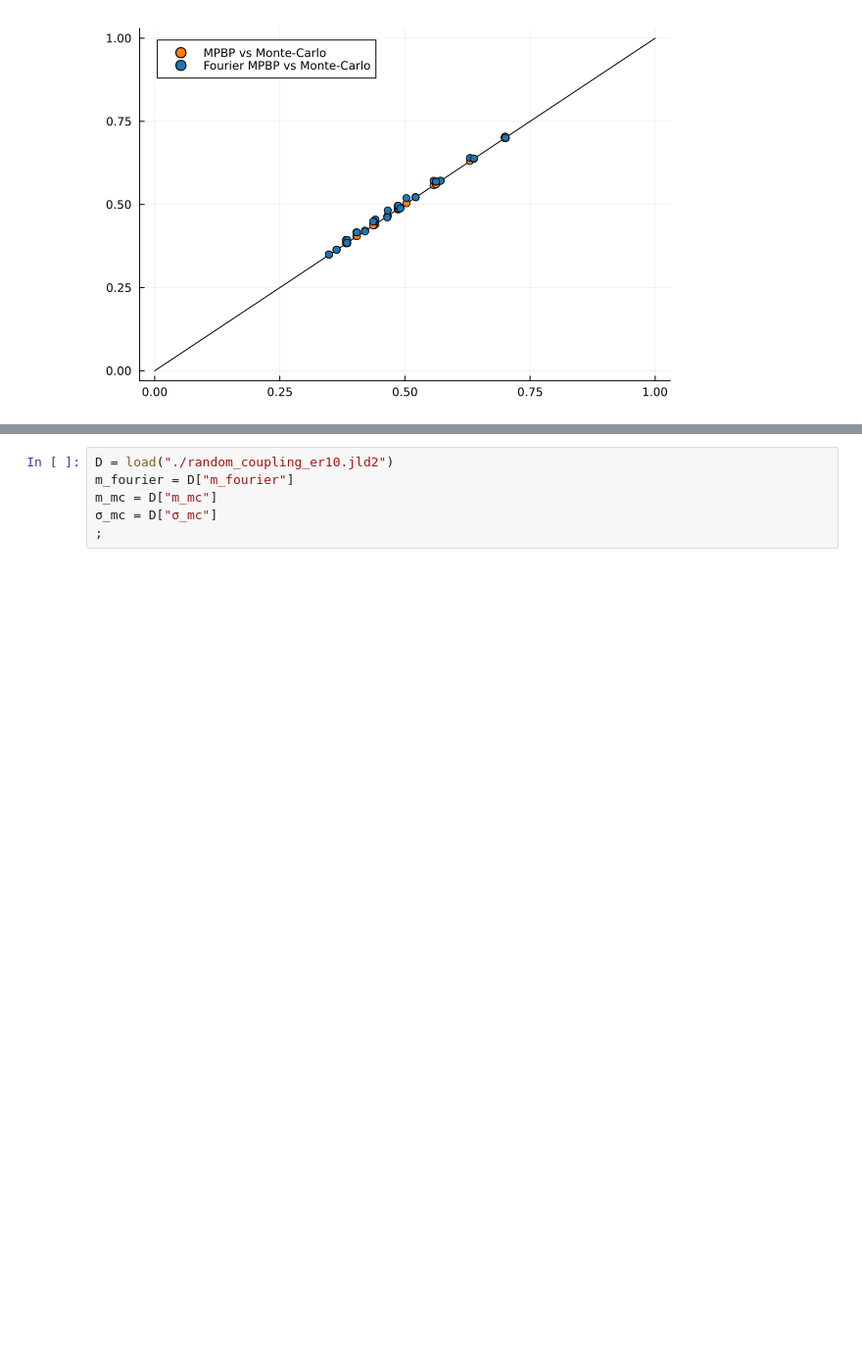
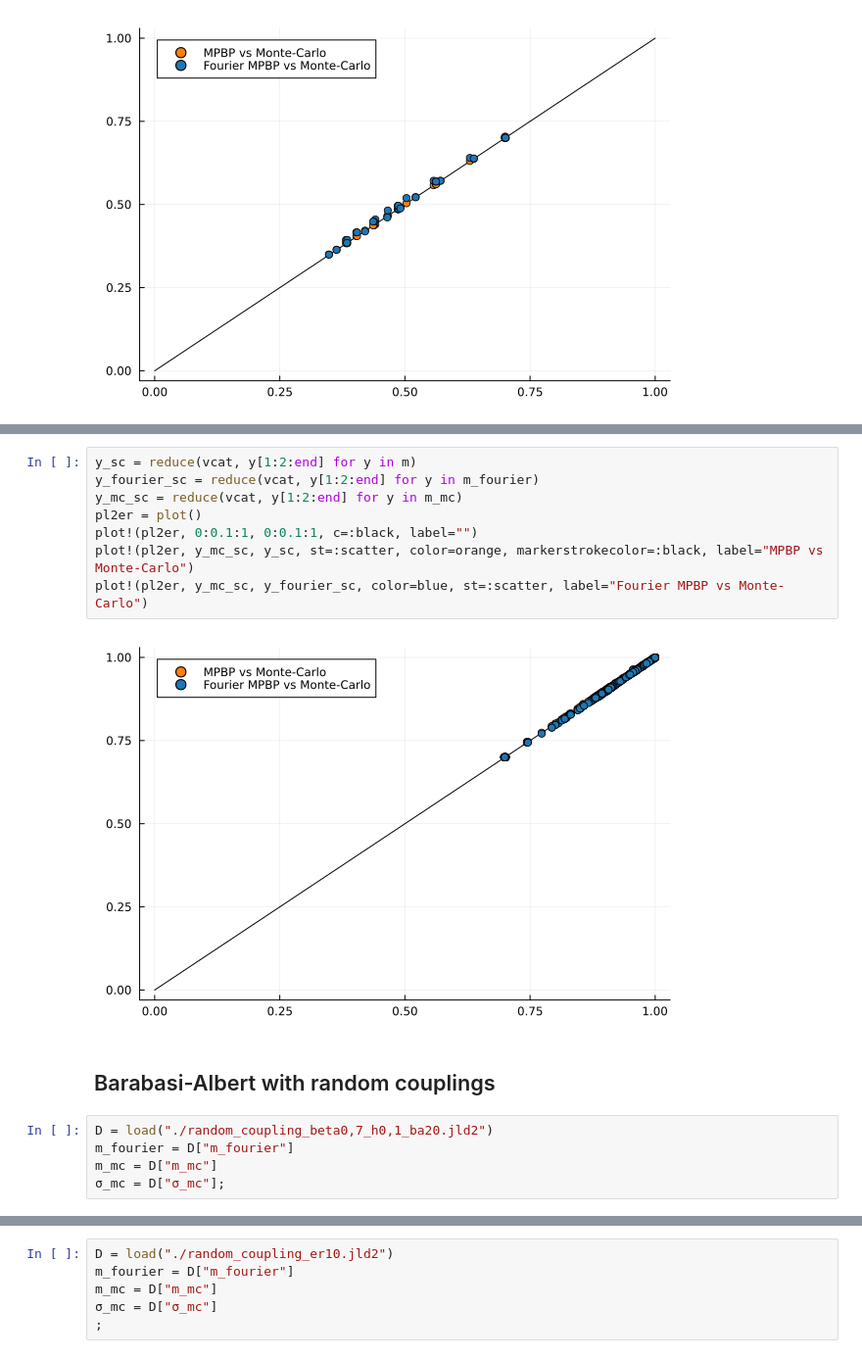
Before and after one commit to FedericoFlorio/MatrixProductBP.jl, a Jupyter notebook: results/read.ipynb, the cells around one changed output, grey strips where cells are left out. Shown at 98% size. Saved outputs shown, nothing was run; the diff lists cells and outputs as text; blank space fills up the shorter version.

```diff
--- a/results/read.ipynb
+++ b/results/read.ipynb
@@ -125,0 +158,17 @@ plot!(pl2er, y_mc_sc, y_fourier_sc, color=blue, st=:scatter, label="Fourier MPBP
+# %%
+y_sc = reduce(vcat, y[1:2:end] for y in m)
+y_fourier_sc = reduce(vcat, y[1:2:end] for y in m_fourier)
+y_mc_sc = reduce(vcat, y[1:2:end] for y in m_mc)
+pl2er = plot()
+plot!(pl2er, 0:0.1:1, 0:0.1:1, c=:black, label="")
+plot!(pl2er, y_mc_sc, y_sc, st=:scatter, color=orange, markerstrokecolor=:black, label="MPBP vs Monte-Carlo")
+plot!(pl2er, y_mc_sc, y_fourier_sc, color=blue, st=:scatter, label="Fourier MPBP vs Monte-Carlo")
+# %% [output]
+[figure, added]
+# %% [markdown]
+## Barabasi-Albert with random couplings
+# %%
+D = load("./random_coupling_beta0,7_h0,1_ba20.jld2")
+m_fourier = D["m_fourier"]
+m_mc = D["m_mc"]
+σ_mc = D["σ_mc"];
```
Also changed, not shown: parts of 10 cells of this notebook, 8 other files.
